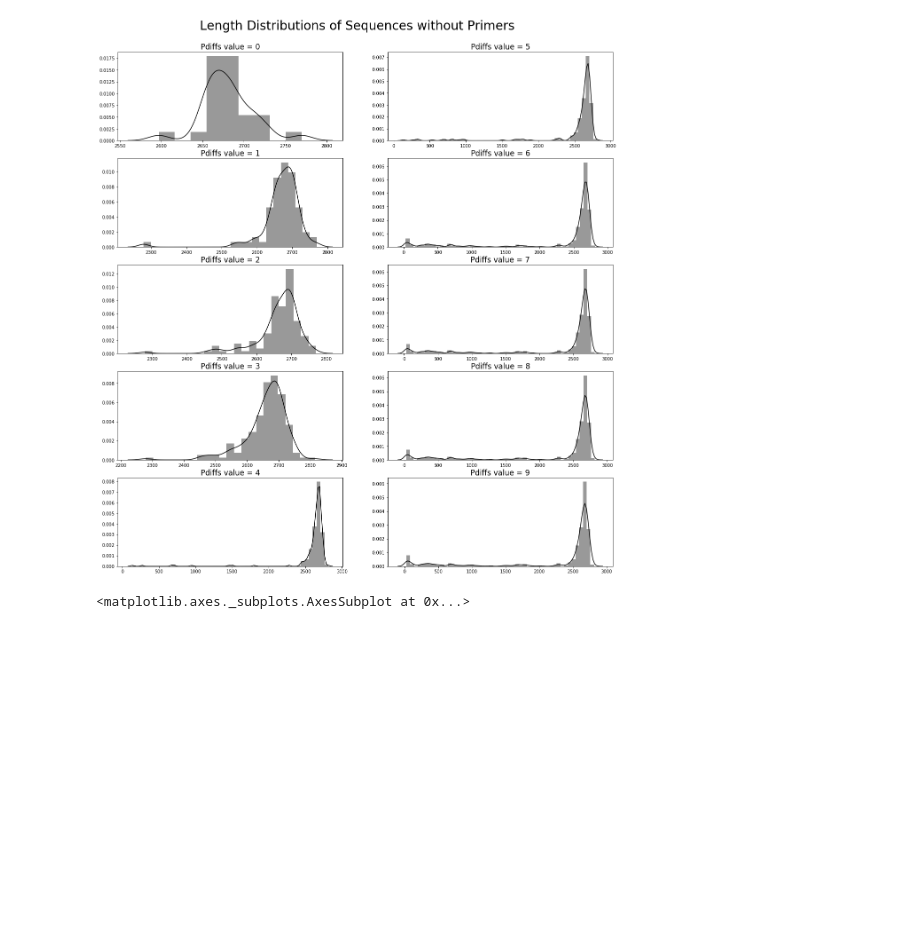
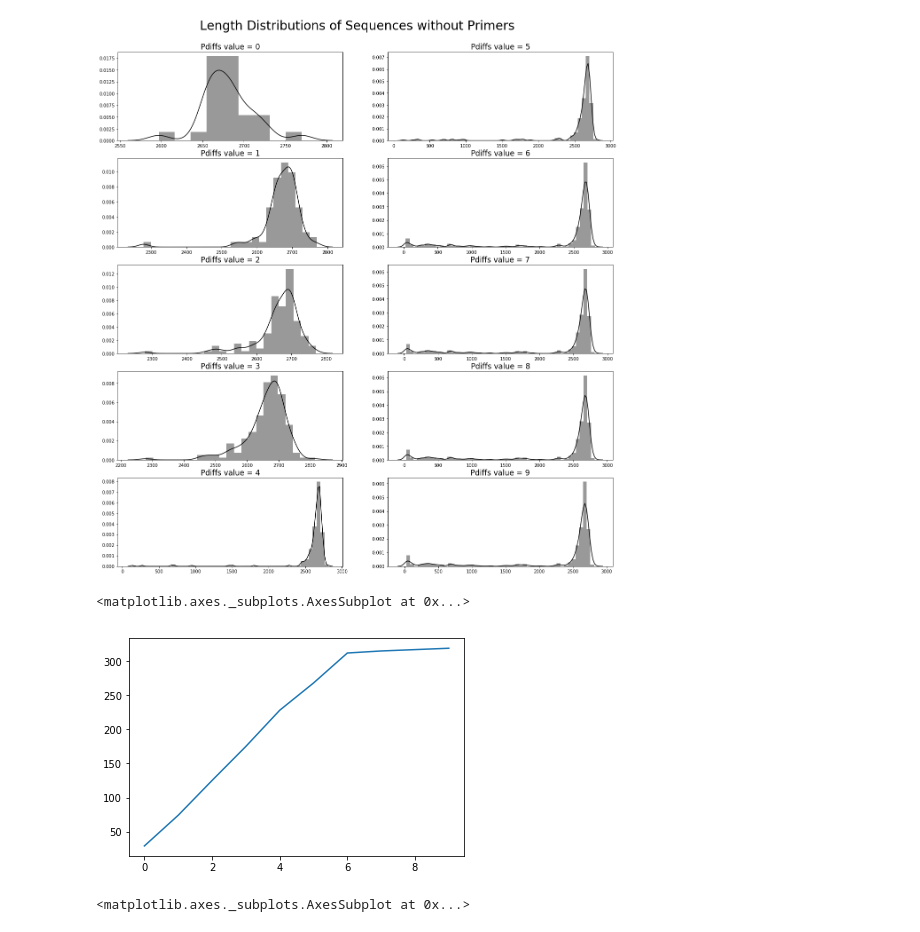
Before and after one commit to teenjes/summer_project_notebooks, a Jupyter notebook: zymo_test.ipynb, the cells around one changed output. Cells and saved outputs as stored; diff of their text form; code cells hidden in the pictures; blank space fills up the shorter version.

```diff
--- a/zymo_test.ipynb
+++ b/zymo_test.ipynb
@@ -144,6 +146,23 @@ The number of values available is 228
 Pdiffs value is 5
 The number of values available is 268
 [figure]
+# %%
+x = []
+y = []
+for file in os.listdir('../../analysis/mothur_fasta/FAH15473/pass/barcode02/diffs/'):
+    if file.endswith('.pcr.fasta') and not file.endswith('.scrap.pcr.fasta'):
+        pdiffs = int(os.path.splitext(os.path.splitext(file)[0])[0][-1])
+        x.append(pdiffs)
+        pdiffs_str = "Pdiffs value = %i" %pdiffs
+        tmp_dict = SeqIO.to_dict(SeqIO.parse(os.path.join('../../analysis/mothur_fasta/FAH15473/pass/barcode02/diffs/', file), "fasta"))
+        lengths_tmp = []
+        for key in tmp_dict:
+            lengths_tmp.append(len(tmp_dict[key].seq))
+        y.append(len(lengths_tmp))
+sns.lineplot(x, y)
+# %% [output]
+<matplotlib.axes._subplots.AxesSubplot at 0x...>
+[figure, added]
 # %%
 qscores = []
 ids = []
```
Also changed, not shown: parts of 3 cells of this notebook, 3 other files.
